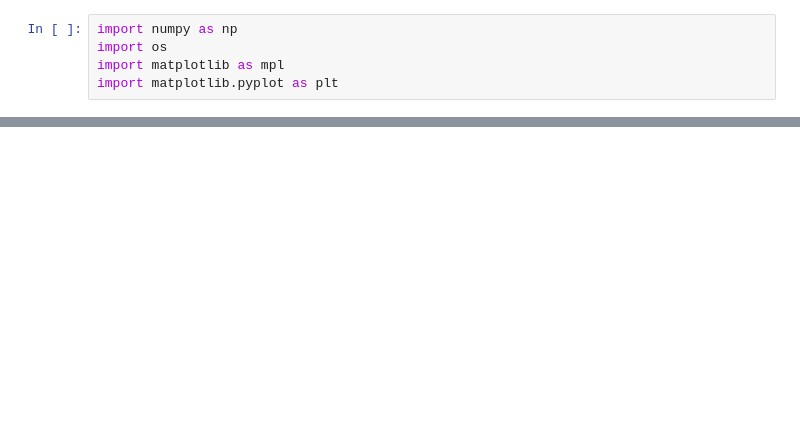
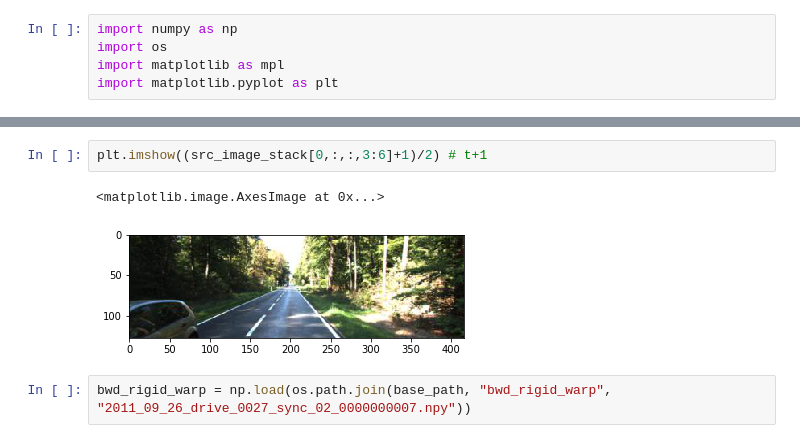
Before and after one commit to qihao-huang/GeoNet, a Jupyter notebook: tools/vis/show_depth_delta.ipynb, the cells around one changed output, grey strips where cells are left out. Cells and saved outputs as stored; diff of their text form; blank space fills up the shorter version.

```diff
--- a/tools/vis/show_depth_delta.ipynb
+++ b/tools/vis/show_depth_delta.ipynb
@@ -779,0 +22,7 @@ view_idx(var_names[1])
+# %%
+plt.imshow((src_image_stack[0,:,:,3:6]+1)/2) # t+1
+# %% [output]
+<matplotlib.image.AxesImage at 0x...>
+[figure, added]
+# %%
+bwd_rigid_warp = np.load(os.path.join(base_path, "bwd_rigid_warp", "2011_09_26_drive_0027_sync_02_0000000007.npy"))
```
Also changed, not shown: parts of 151 cells of this notebook, 7 other files.
